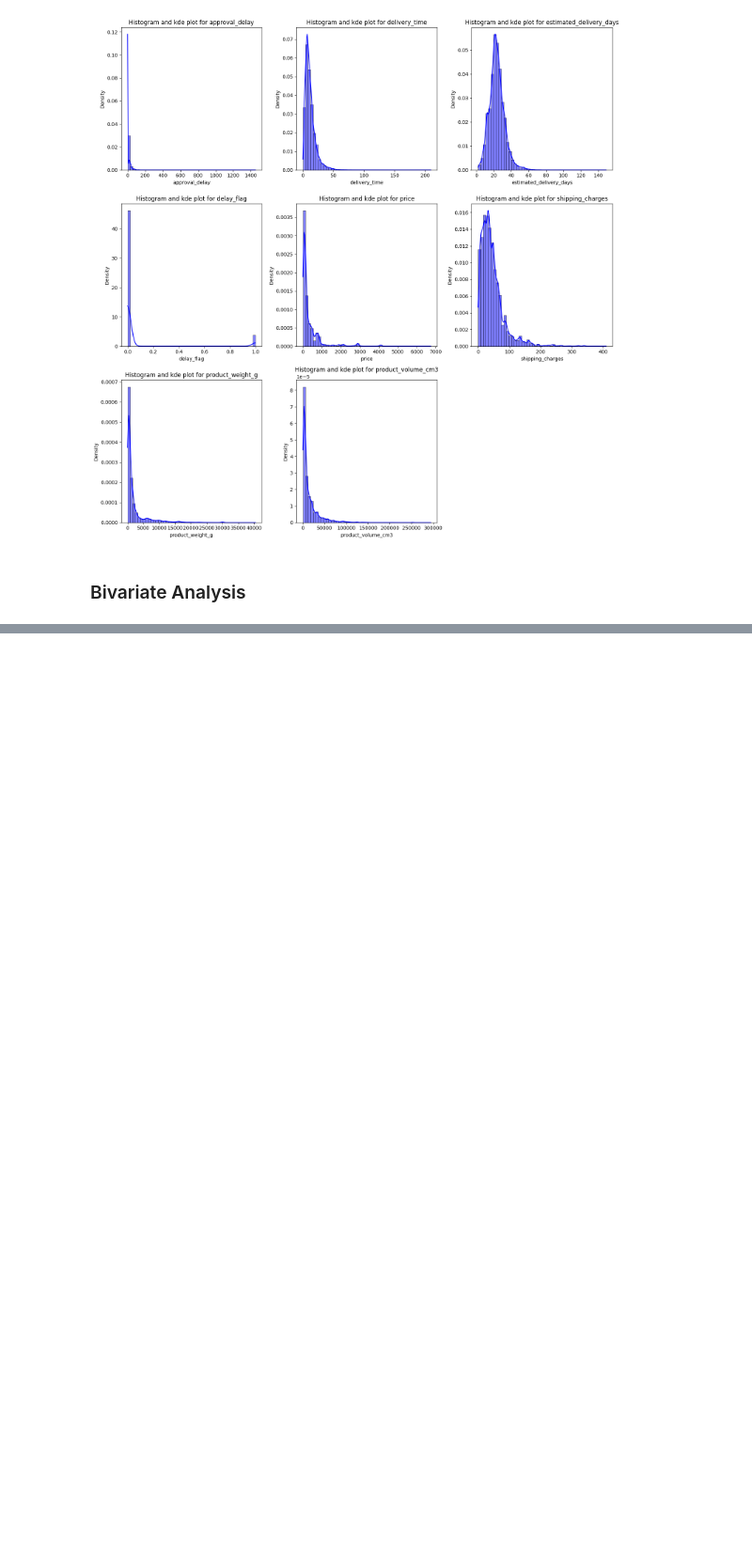
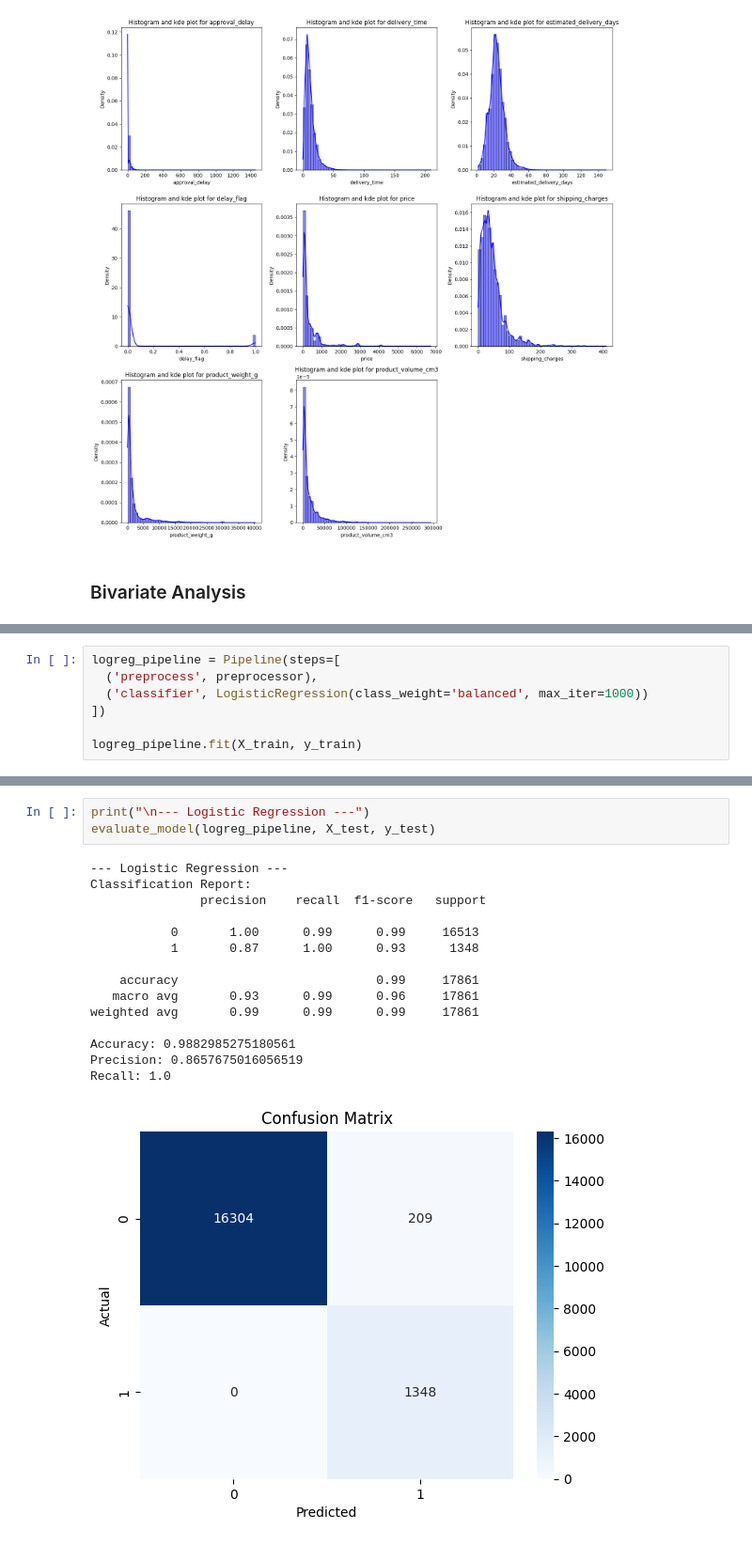
Before and after one commit to OchiengGideon/InternIntelligence_Machine_Learning_Model_Development, a Jupyter notebook: notebook.ipynb, the cells around one changed output, grey strips where cells are left out. Shown at 94% size. Saved outputs shown, nothing was run; the diff lists cells and outputs as text; blank space fills up the shorter version.

```diff
--- a/notebook.ipynb
+++ b/notebook.ipynb
@@ -382,0 +504,7 @@ TypeError: 'itertools.combinations' object is not subscriptable
+# %%
+logreg_pipeline = Pipeline(steps=[
+  ('preprocess', preprocessor),
+  ('classifier', LogisticRegression(class_weight='balanced', max_iter=1000))
+])
+
+logreg_pipeline.fit(X_train, y_train)
@@ -382,0 +527,19 @@ TypeError: 'itertools.combinations' object is not subscriptable
+# %%
+print("\n--- Logistic Regression ---")
+evaluate_model(logreg_pipeline, X_test, y_test)
+# %% [output]
+--- Logistic Regression ---
+Classification Report:
+               precision    recall  f1-score   support
+
+           0       1.00      0.99      0.99     16513
+           1       0.87      1.00      0.93      1348
+
+    accuracy                           0.99     17861
+   macro avg       0.93      0.99      0.96     17861
+weighted avg       0.99      0.99      0.99     17861
+
+Accuracy: 0.9882985275180561
+Precision: 0.8657675016056519
+Recall: 1.0
+[figure, added]
```
Also changed, not shown: parts of 22 cells of this notebook.
